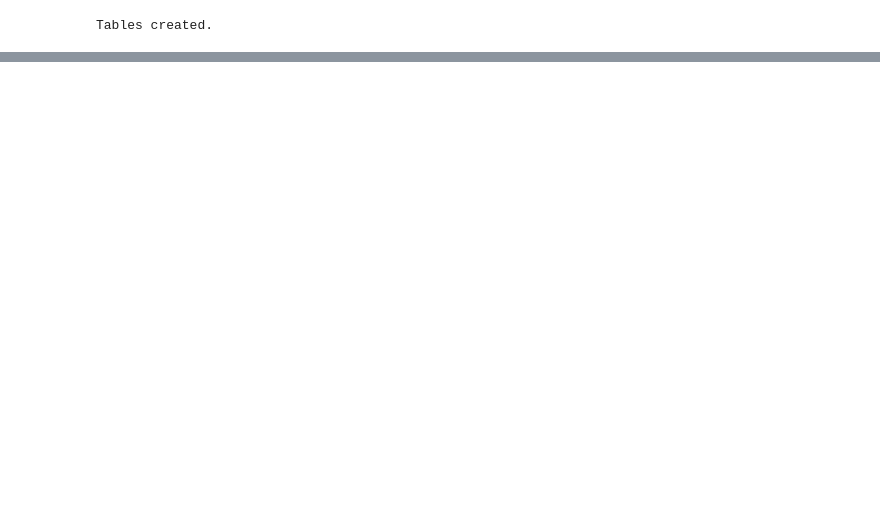
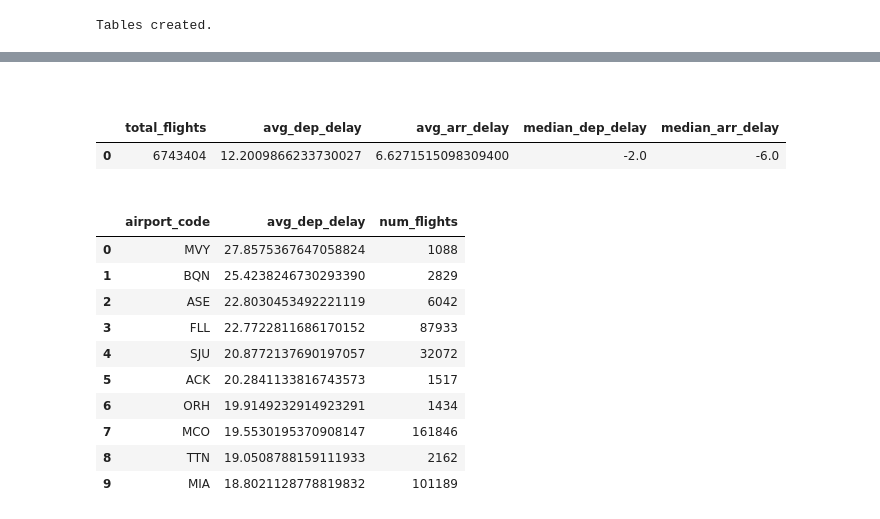
Before and after one commit to OmNai12/SQL-Project, a Jupyter notebook: main.ipynb, the cells around one changed output, grey strips where cells are left out. Cells and saved outputs as stored; diff of their text form; code cells hidden in the pictures; blank space fills up the shorter version.

```diff
--- a/main.ipynb
+++ b/main.ipynb
@@ -237,0 +601,2 @@ Tables created.
+# %% [markdown]
+<!-- Helper function -->
@@ -237,0 +616,47 @@ Tables created.
+# %% [markdown]
+<!-- 1) Overall delay statistics (high-level sanity check) -->
+# %%
+query = """
+SELECT
+    COUNT(*) AS total_flights,
+    AVG(dep_delay) AS avg_dep_delay,
+    AVG(arr_delay) AS avg_arr_delay,
+    PERCENTILE_CONT(0.5) WITHIN GROUP (ORDER BY dep_delay) AS median_dep_delay,
+    PERCENTILE_CONT(0.5) WITHIN GROUP (ORDER BY arr_delay) AS median_arr_delay
+FROM flights;
+"""
+
+df_overall = run_query(query)
+df_overall
+# %% [output]
+|  | total_flights | avg_dep_delay | avg_arr_delay | median_dep_delay | median_arr_delay |
+| 0 | 6743404 | 12.2009866233730027 | 6.6271515098309400 | -2.0 | -6.0 |
+# %% [markdown]
+<!-- 2) Top 10 departure airports by average delay -->
+# %%
+query = """
+SELECT
+    dep_airport_code AS airport_code,
+    AVG(dep_delay) AS avg_dep_delay,
+    COUNT(*) AS num_flights
+FROM flights
+GROUP BY dep_airport_code
+HAVING COUNT(*) > 1000  -- ignore tiny airports
+ORDER BY avg_dep_delay DESC
+LIMIT 10;
+"""
+
+df_airport_delay = run_query(query)
+df_airport_delay
+# %% [output]
+|  | airport_code | avg_dep_delay | num_flights |
+| 0 | MVY | 27.8575367647058824 | 1088 |
+| 1 | BQN | 25.4238246730293390 | 2829 |
+| 2 | ASE | 22.8030453492221119 | 6042 |
+| 3 | FLL | 22.7722811686170152 | 87933 |
+| 4 | SJU | 20.8772137690197057 | 32072 |
+| 5 | ACK | 20.2841133816743573 | 1517 |
+| 6 | ORH | 19.9149232914923291 | 1434 |
+| 7 | MCO | 19.5530195370908147 | 161846 |
+| 8 | TTN | 19.0508788159111933 | 2162 |
+| 9 | MIA | 18.8021128778819832 | 101189 |
```
Also changed, not shown: parts of 29 cells of this notebook, 1 other file.
